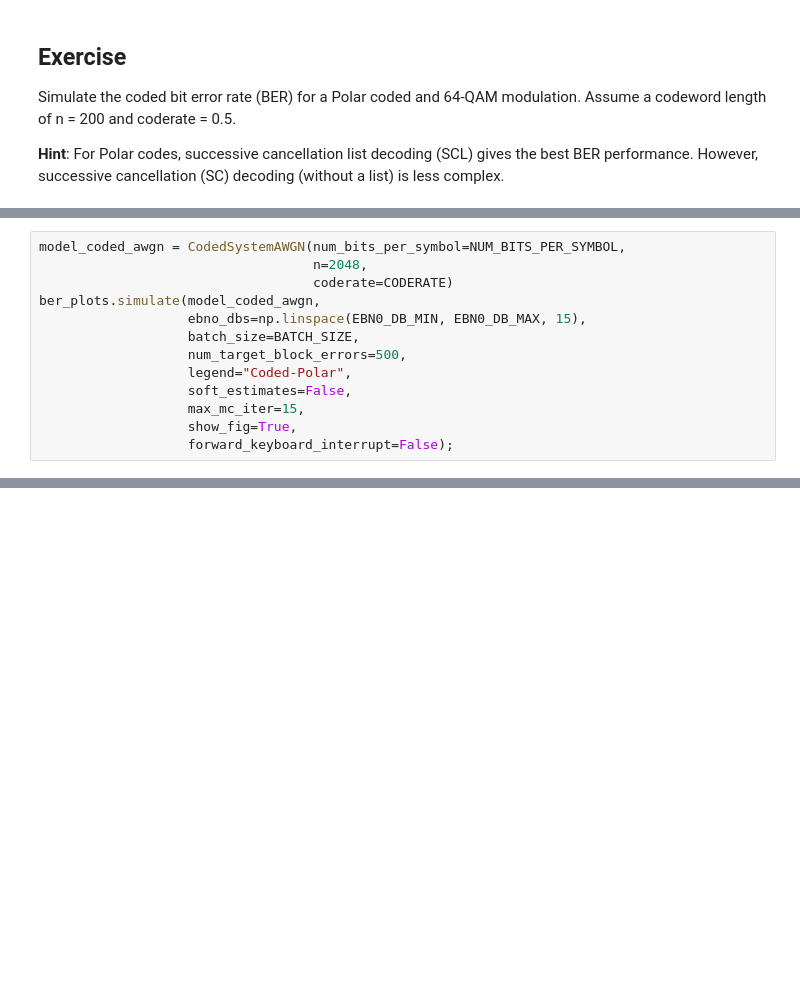
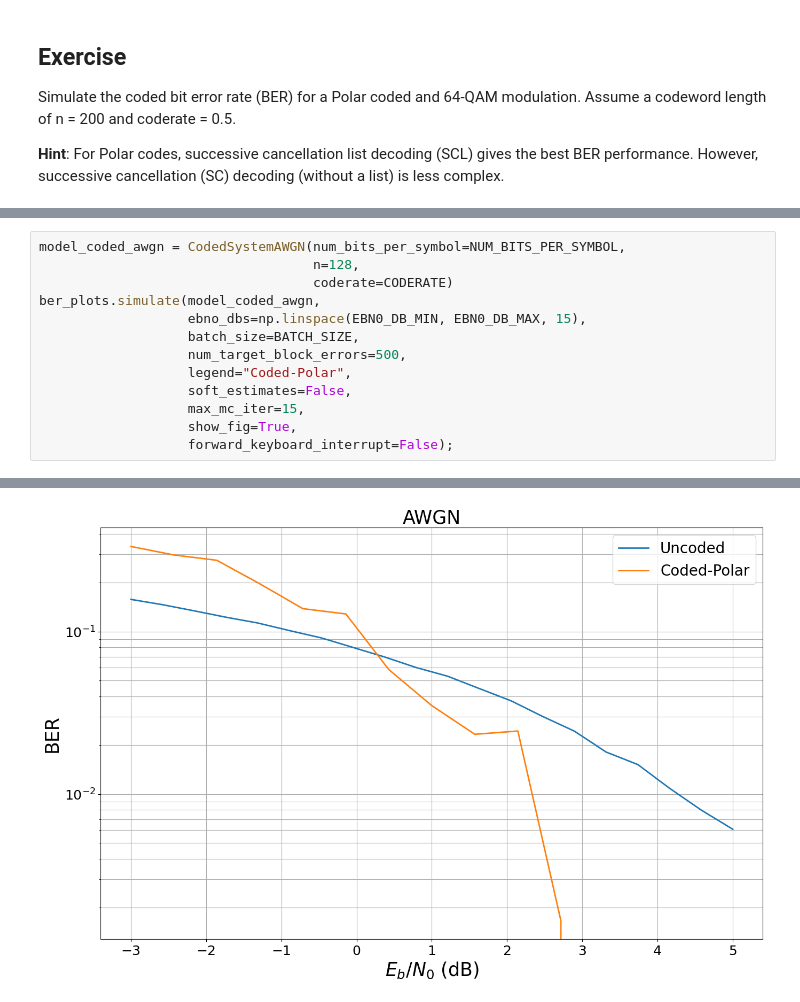
Before and after one commit to darshanpatil30/sionna_tut, a Jupyter notebook: tutorials/phy/Sionna_tutorial_part1.ipynb, the cells around one changed output, grey strips where cells are left out. Saved outputs shown, nothing was run; the diff lists cells and outputs as text; blank space fills up the shorter version.

```diff
--- a/tutorials/phy/Sionna_tutorial_part1.ipynb
+++ b/tutorials/phy/Sionna_tutorial_part1.ipynb
@@ -709,7 +801,7 @@ class CodedSystemAWGN(sionna.phy.Block):
         return bits, bits_hat
 # %%
 model_coded_awgn = CodedSystemAWGN(num_bits_per_symbol=NUM_BITS_PER_SYMBOL,
-                                   n=2048,
+                                   n=128,
                                    coderate=CODERATE)
 ber_plots.simulate(model_coded_awgn,
                    ebno_dbs=np.linspace(EBN0_DB_MIN, EBN0_DB_MAX, 15),
@@ -724,0 +833 @@ ValueError: k too large - currently, no codeword segmentation supported.
+[figure, added]
```
Also changed, not shown: parts of 6 cells of this notebook.
